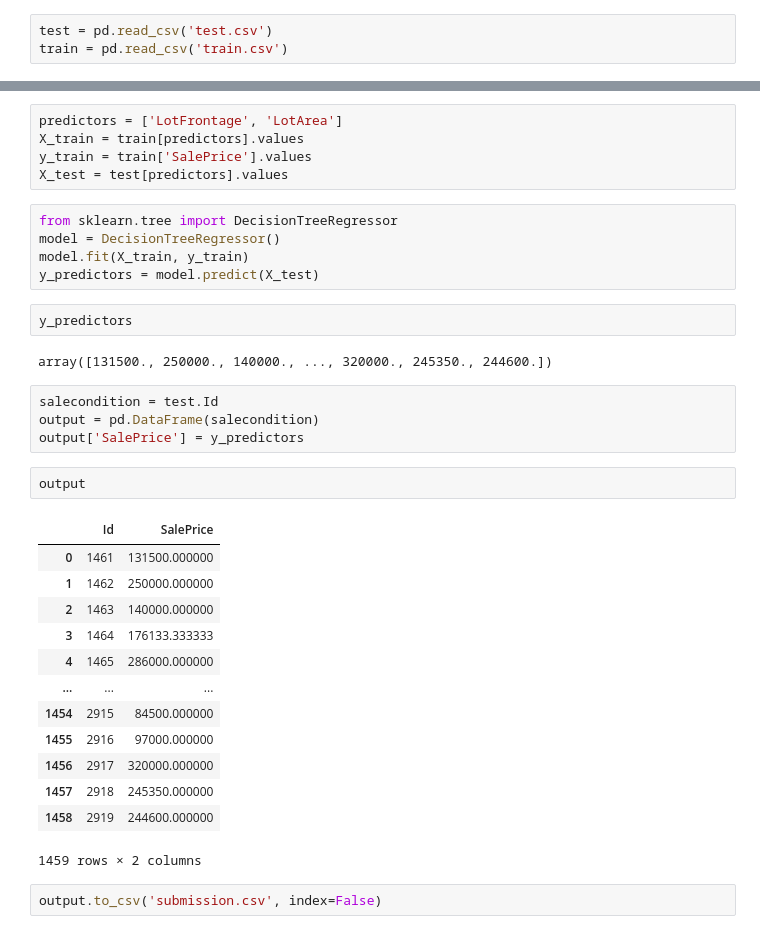
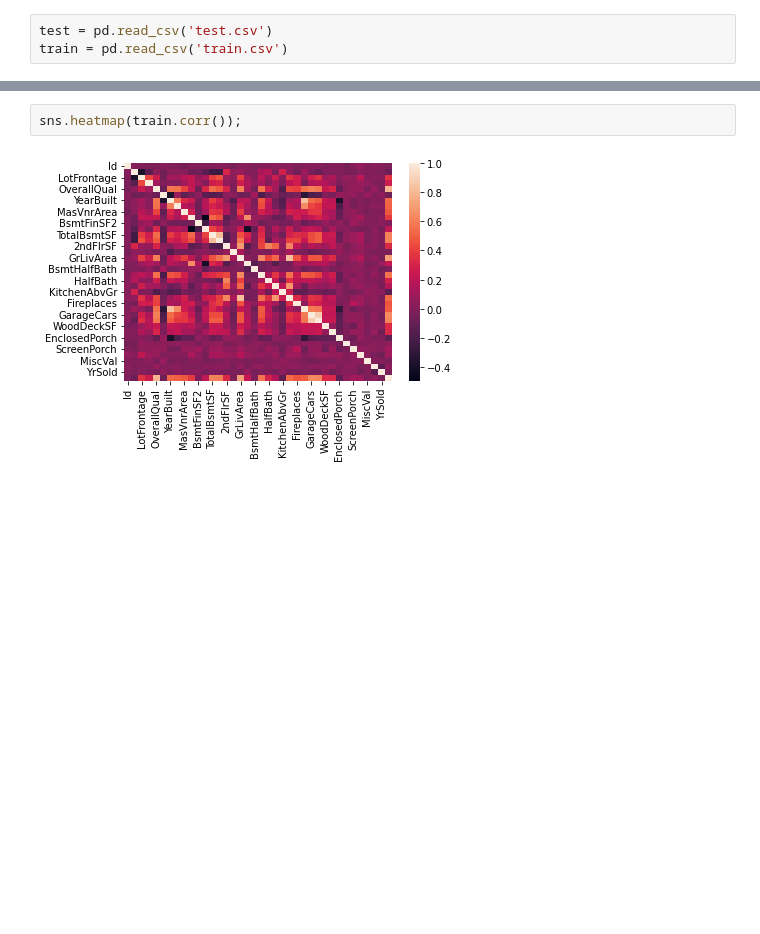
Before and after one commit to wyluilipe/House_price_prediction, a Jupyter notebook: Untitled.ipynb, the cells around one changed output, grey strips where cells are left out. Saved outputs shown, nothing was run; the diff lists cells and outputs as text; blank space fills up the shorter version.

```diff
--- a/Untitled.ipynb
+++ b/Untitled.ipynb
@@ -82,36 +19,4 @@ Length: 81, dtype: int64
-# %%
-predictors = ['LotFrontage', 'LotArea']
-X_train = train[predictors].values
-y_train = train['SalePrice'].values
-X_test = test[predictors].values
-# %%
-from sklearn.tree import DecisionTreeRegressor
-model = DecisionTreeRegressor()
-model.fit(X_train, y_train)
-y_predictors = model.predict(X_test)
-# %%
-y_predictors
-# %% [output]
-array([131500., 250000., 140000., ..., 320000., 245350., 244600.])
-# %%
-salecondition = test.Id
-output = pd.DataFrame(salecondition)
-output['SalePrice'] = y_predictors
-# %%
-output
-# %% [output]
-|  | Id | SalePrice |
-| 0 | 1461 | 131500.000000 |
-| 1 | 1462 | 250000.000000 |
-| 2 | 1463 | 140000.000000 |
-| 3 | 1464 | 176133.333333 |
-| 4 | 1465 | 286000.000000 |
-| ... | ... | ... |
-| 1454 | 2915 | 84500.000000 |
-| 1455 | 2916 | 97000.000000 |
-| 1456 | 2917 | 320000.000000 |
-| 1457 | 2918 | 245350.000000 |
-| 1458 | 2919 | 244600.000000 |
-1459 rows × 2 columns
-# %%
-output.to_csv('submission.csv', index=False)
+# %%
+sns.heatmap(train.corr());
+# %% [output]
+[figure, added]
```
Also changed, not shown: parts of 8 cells of this notebook.
